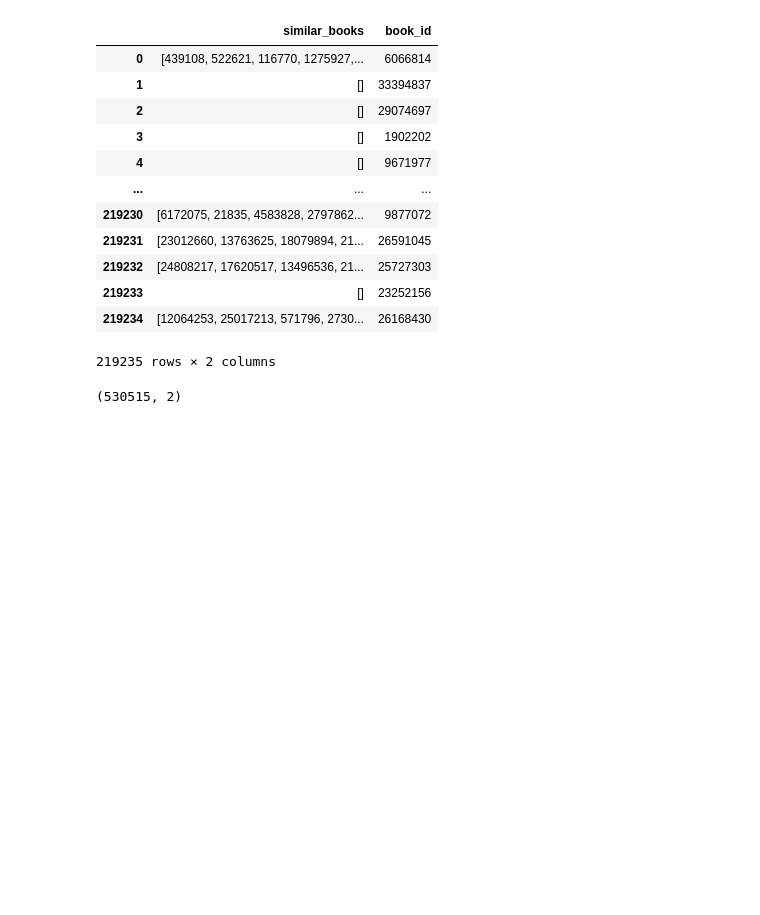
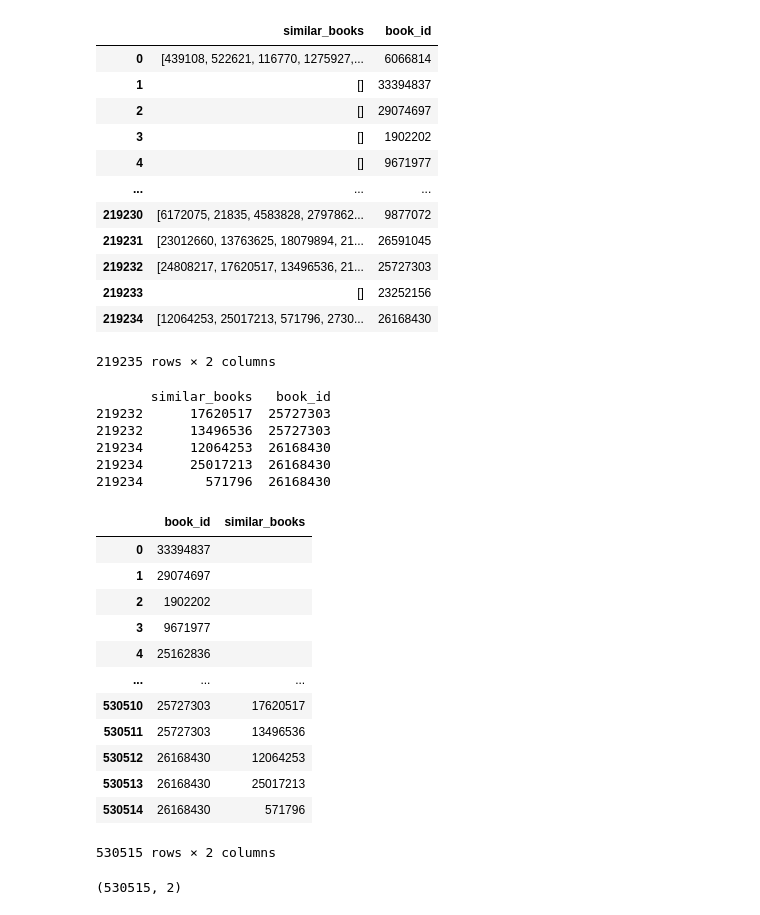
Before and after one commit to RenisaPati/CIS5500_Project_Group44, a Jupyter notebook: Data_Preprocessing/Books_Preprocessing_ST.ipynb, the cells around one changed output. Drawn from its saved outputs; the diff is of its cells as text; code cells hidden in the pictures; blank space fills up the shorter version.

```diff
--- a/Data_Preprocessing/Books_Preprocessing_ST.ipynb
+++ b/Data_Preprocessing/Books_Preprocessing_ST.ipynb
@@ -211,18 +211,44 @@ def clean_similar_books(x, keep_count = 3):
   x_nan.loc[:,'similar_books'] = ''
 
   x_similar.loc[:,'similar_books']= x_similar.loc[:,'similar_books'].apply(lambda y : y[:keep_count])
+  #print(x_similar.head())
   x_similar = x_similar.explode('similar_books')
+  #print(x_similar.head())
 
-  cleaned = pd.concat([x_nan, x_similar])
+  cleaned = pd.concat([x_nan, x_similar], axis=0)
+  print(cleaned.tail())
   #cleaned = cleaned.astype('int64')
 
   return cleaned[['book_id', 'similar_books']]
 # %%
 num_similar_to_keep = 3
 similar_books_clean = clean_similar_books(similar_books_raw, keep_count=num_similar_to_keep)
+# %% [output]
+       similar_books   book_id
+219232      17620517  25727303
+219232      13496536  25727303
+219234      12064253  26168430
+219234      25017213  26168430
+219234        571796  26168430
 # %%
 # Sanity chack that we
 assert(similar_books_clean.groupby('book_id')['similar_books'].count().max() == num_similar_to_keep)
+# %%
+similar_books_clean.reset_index(drop=True)
+# %% [output]
+|  | book_id | similar_books |
+| 0 | 33394837 |  |
+| 1 | 29074697 |  |
+| 2 | 1902202 |  |
+| 3 | 9671977 |  |
+| 4 | 25162836 |  |
+| ... | ... | ... |
+| 530510 | 25727303 | 17620517 |
+| 530511 | 25727303 | 13496536 |
+| 530512 | 26168430 | 12064253 |
+| 530513 | 26168430 | 25017213 |
+| 530514 | 26168430 | 571796 |
+530515 rows × 2 columns
 # %%
 similar_books_clean.to_csv(join(dir, 'CleanedFilesForDB/similar_books.csv'), header=True)
 # %%
```
Also changed, not shown: parts of 22 cells of this notebook.
